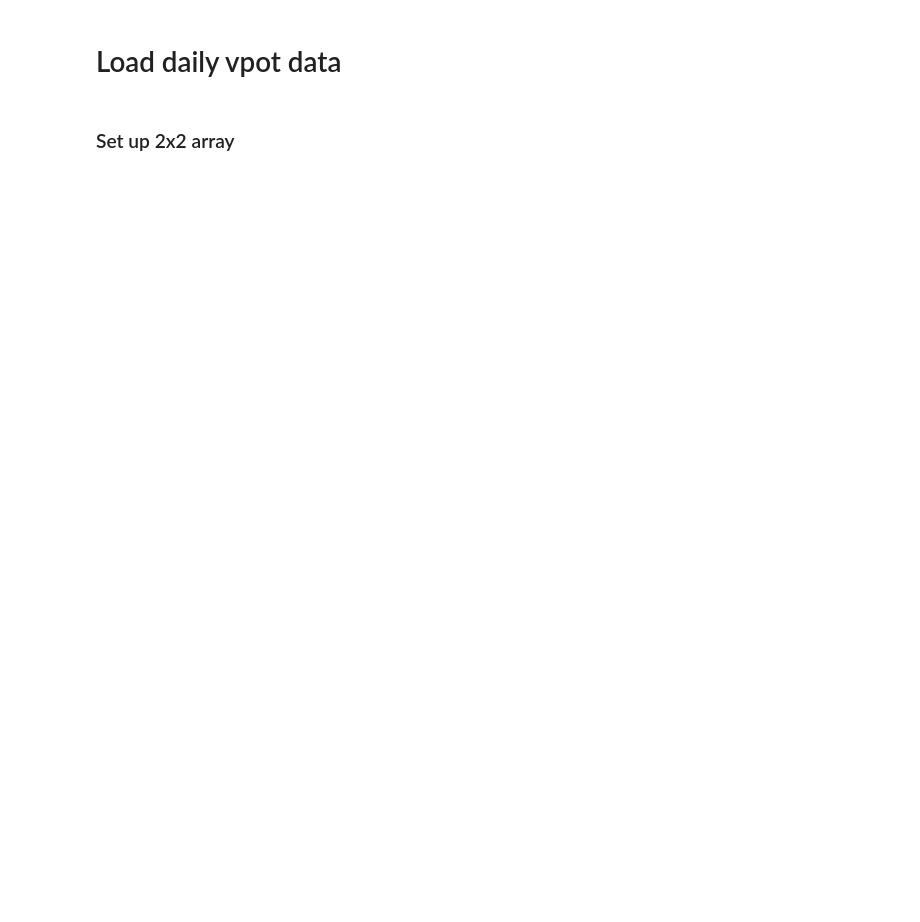
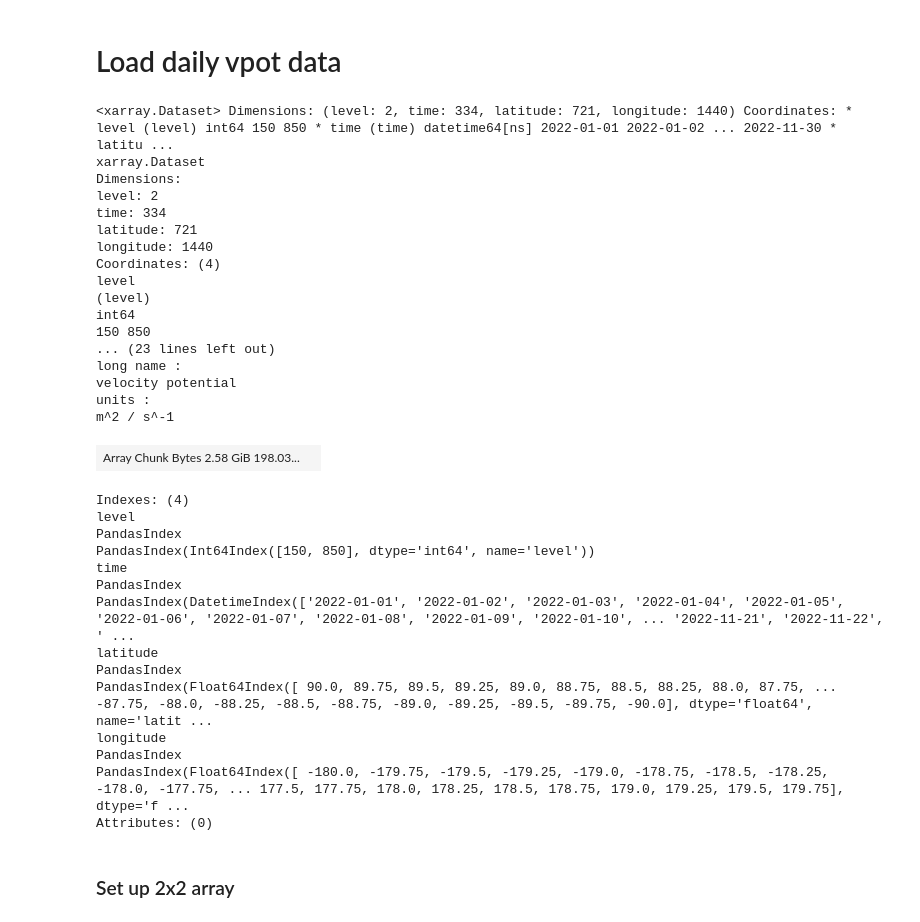
Before and after one commit to dougrichardson/Wet_Aus_2022, a Jupyter notebook: calculate_velocity_potential.ipynb, the cells around one changed output. Cells and saved outputs as stored; diff of their text form; code cells hidden in the pictures; blank space fills up the shorter version.

```diff
--- a/calculate_velocity_potential.ipynb
+++ b/calculate_velocity_potential.ipynb
@@ -230,7 +269,42 @@ vpot = xr.open_mfdataset('/g/data/w42/dr6273/work/data/era5/vpot/nc/*.nc',
                          coords='minimal',
                          compat='override')
 # %%
-vpot = vpot.chunk({'latitude': -1, 'longitude': -1, 'level': 1, 'time': 25})
+vpot = vpot.chunk({'latitude': -1, 'longitude': -1, 'level': 1, 'time': 50})
+# %%
+vpot
+# %% [output]
+<xarray.Dataset> Dimensions: (level: 2, time: 334, latitude: 721, longitude: 1440) Coordinates: * level (level) int64 150 850 * time (time) datetime64[ns] 2022-01-01 2022-01-02 ... 2022-11-30 * latitu ...
+xarray.Dataset
+Dimensions:
+level: 2
+time: 334
+latitude: 721
+longitude: 1440
+Coordinates: (4)
+level
+(level)
+int64
+150 850
+... (23 lines left out)
+long name :
+velocity potential
+units :
+m^2 / s^-1
+| Array Chunk Bytes 2.58 GiB 198.03... |  |
+Indexes: (4)
+level
+PandasIndex
+PandasIndex(Int64Index([150, 850], dtype='int64', name='level'))
+time
+PandasIndex
+PandasIndex(DatetimeIndex(['2022-01-01', '2022-01-02', '2022-01-03', '2022-01-04', '2022-01-05', '2022-01-06', '2022-01-07', '2022-01-08', '2022-01-09', '2022-01-10', ... '2022-11-21', '2022-11-22', ' ...
+latitude
+PandasIndex
+PandasIndex(Float64Index([ 90.0, 89.75, 89.5, 89.25, 89.0, 88.75, 88.5, 88.25, 88.0, 87.75, ... -87.75, -88.0, -88.25, -88.5, -88.75, -89.0, -89.25, -89.5, -89.75, -90.0], dtype='float64', name='latit ...
+longitude
+PandasIndex
+PandasIndex(Float64Index([ -180.0, -179.75, -179.5, -179.25, -179.0, -178.75, -178.5, -178.25, -178.0, -177.75, ... 177.5, 177.75, 178.0, 178.25, 178.5, 178.75, 179.0, 179.25, 179.5, 179.75], dtype='f ...
+Attributes: (0)
 # %% [markdown]
 ### Set up 2x2 array
 # %%
```
Also changed, not shown: parts of 12 cells of this notebook.
